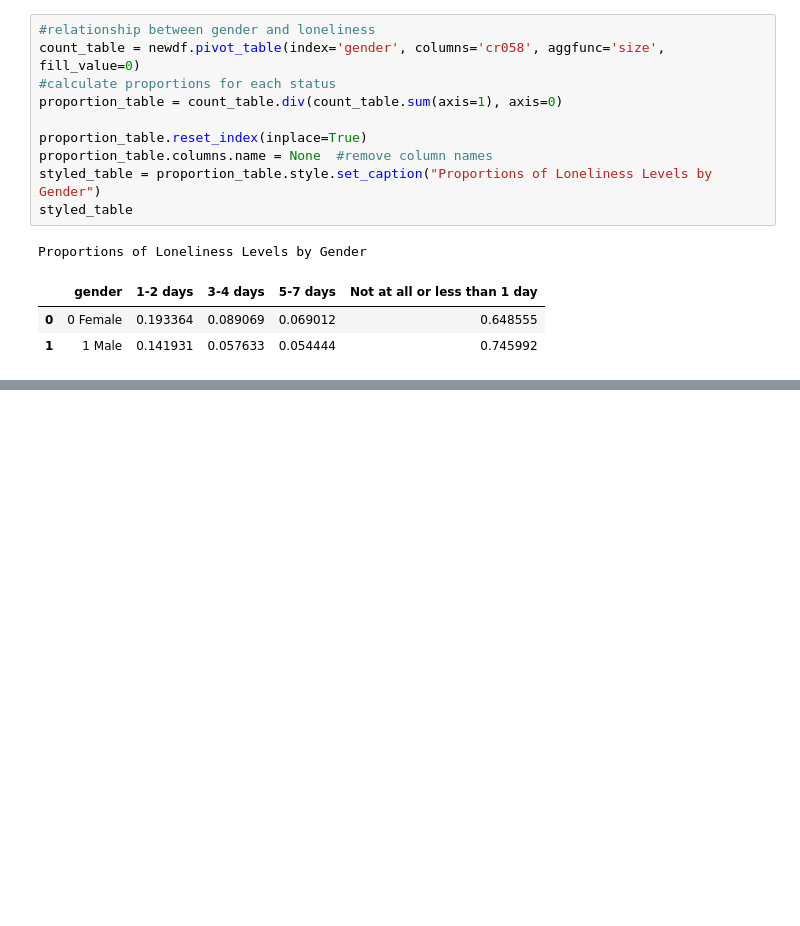
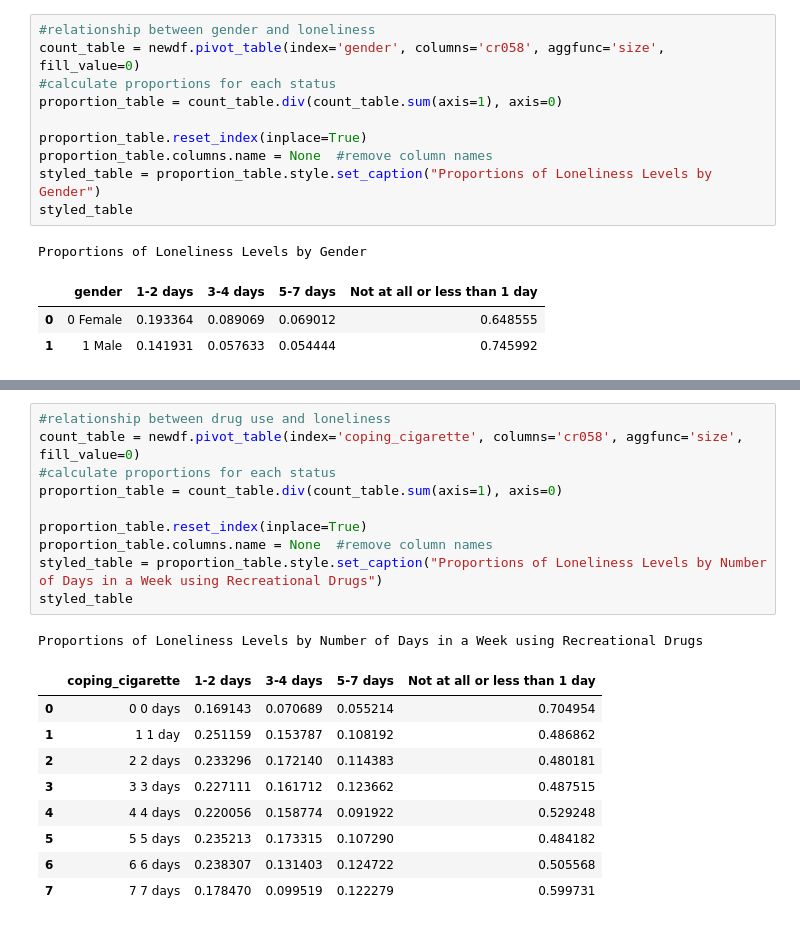
Before and after one commit to aditisudhakar/DSDP-Project-2, a Jupyter notebook: Loneliness.ipynb, the cells around one changed output, grey strips where cells are left out. Saved outputs shown, nothing was run; the diff lists cells and outputs as text; blank space fills up the shorter version.

```diff
--- a/Loneliness.ipynb
+++ b/Loneliness.ipynb
@@ -912,0 +1130,21 @@ Proportions of Loneliness Levels by Gender
+# %%
+#relationship between drug use and loneliness
+count_table = newdf.pivot_table(index='coping_cigarette', columns='cr058', aggfunc='size', fill_value=0)
+#calculate proportions for each status
+proportion_table = count_table.div(count_table.sum(axis=1), axis=0)
+
+proportion_table.reset_index(inplace=True)
+proportion_table.columns.name = None  #remove column names
+styled_table = proportion_table.style.set_caption("Proportions of Loneliness Levels by Number of Days in a Week using Recreational Drugs")
+styled_table
+# %% [output]
+Proportions of Loneliness Levels by Number of Days in a Week using Recreational Drugs
+|  | coping_cigarette | 1-2 days | 3-4 days | 5-7 days | Not at all or less than 1 day |
+| 0 | 0 0 days | 0.169143 | 0.070689 | 0.055214 | 0.704954 |
+| 1 | 1 1 day | 0.251159 | 0.153787 | 0.108192 | 0.486862 |
+| 2 | 2 2 days | 0.233296 | 0.172140 | 0.114383 | 0.480181 |
+| 3 | 3 3 days | 0.227111 | 0.161712 | 0.123662 | 0.487515 |
+| 4 | 4 4 days | 0.220056 | 0.158774 | 0.091922 | 0.529248 |
+| 5 | 5 5 days | 0.235213 | 0.173315 | 0.107290 | 0.484182 |
+| 6 | 6 6 days | 0.238307 | 0.131403 | 0.124722 | 0.505568 |
+| 7 | 7 7 days | 0.178470 | 0.099519 | 0.122279 | 0.599731 |
```
Also changed, not shown: parts of 16 cells of this notebook.
